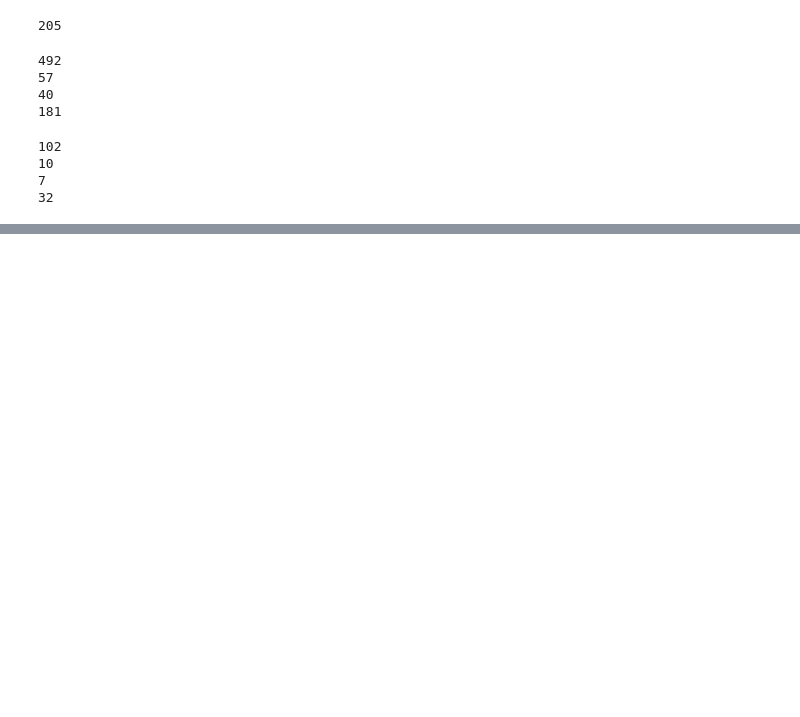
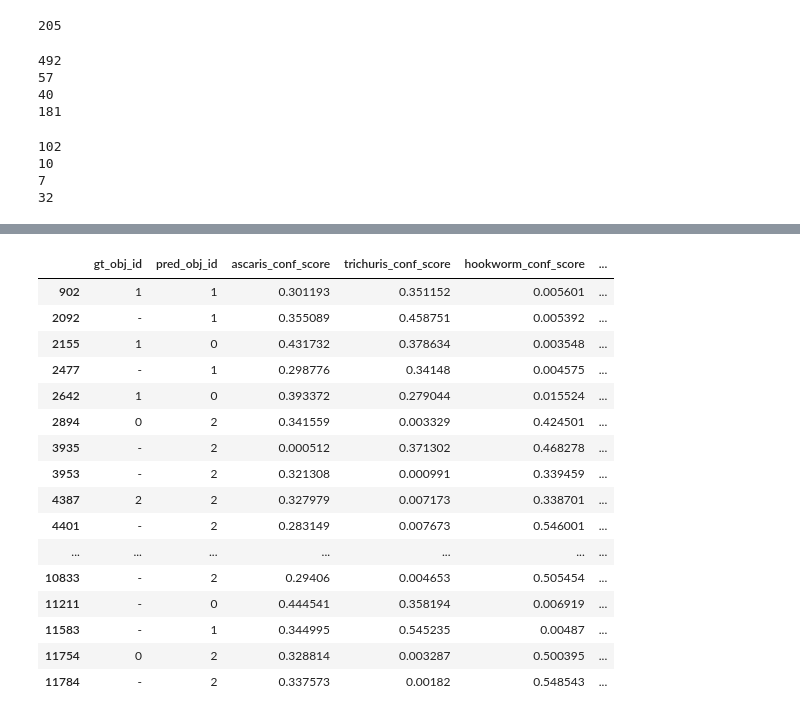
Before and after one commit to mohliyet/conformal_prediction, a Jupyter notebook: crepes_conf_score_implementation.ipynb, the cells around one changed output, grey strips where cells are left out. Drawn from its saved outputs; the diff is of its cells as text; code cells hidden in the pictures; blank space fills up the shorter version.

```diff
--- a/crepes_conf_score_implementation.ipynb
+++ b/crepes_conf_score_implementation.ipynb
@@ -501,0 +358,33 @@ print(count_rows(df_testing, 2))
+# %%
+p_set_cols = ['ascaris_p_set', 'trichuris_p_set', 'hookworm_p_set', 'schistosoma_p_set']
+
+# Create a mask where each value is True if the corresponding value in p_set_cols is not 0
+mask = (df_testing[p_set_cols] != 0)
+
+# Sum the True values along the rows. This gives the number of non-zero values in each row.
+non_zero_counts = mask.sum(axis=1)
+
+# Create a mask where each value is True if the corresponding value in non_zero_counts is more than 1
+mask = (non_zero_counts > 1)
+
+# Use the mask to filter the DataFrame
+df_filtered = df_testing[mask]
+df_filtered[['gt_obj_id', 'pred_obj_id', 'ascaris_conf_score','trichuris_conf_score','hookworm_conf_score','schistosoma_conf_score', 'ascaris_p_set', 'trichuris_p_set', 'hookworm_p_set', 'schistosoma_p_set']]
+# %% [output]
+|  | gt_obj_id | pred_obj_id | ascaris_conf_score | trichuris_conf_score | hookworm_conf_score | ... |
+| 902 | 1 | 1 | 0.301193 | 0.351152 | 0.005601 | ... |
+| 2092 | - | 1 | 0.355089 | 0.458751 | 0.005392 | ... |
+| 2155 | 1 | 0 | 0.431732 | 0.378634 | 0.003548 | ... |
+| 2477 | - | 1 | 0.298776 | 0.34148 | 0.004575 | ... |
+| 2642 | 1 | 0 | 0.393372 | 0.279044 | 0.015524 | ... |
+| 2894 | 0 | 2 | 0.341559 | 0.003329 | 0.424501 | ... |
+| 3935 | - | 2 | 0.000512 | 0.371302 | 0.468278 | ... |
+| 3953 | - | 2 | 0.321308 | 0.000991 | 0.339459 | ... |
+| 4387 | 2 | 2 | 0.327979 | 0.007173 | 0.338701 | ... |
+| 4401 | - | 2 | 0.283149 | 0.007673 | 0.546001 | ... |
+| ... | ... | ... | ... | ... | ... | ... |
+| 10833 | - | 2 | 0.29406 | 0.004653 | 0.505454 | ... |
+| 11211 | - | 0 | 0.444541 | 0.358194 | 0.006919 | ... |
+| 11583 | - | 1 | 0.344995 | 0.545235 | 0.00487 | ... |
+| 11754 | 0 | 2 | 0.328814 | 0.003287 | 0.500395 | ... |
+| 11784 | - | 2 | 0.337573 | 0.00182 | 0.548543 | ... |
```
Also changed, not shown: parts of 5 cells of this notebook.
